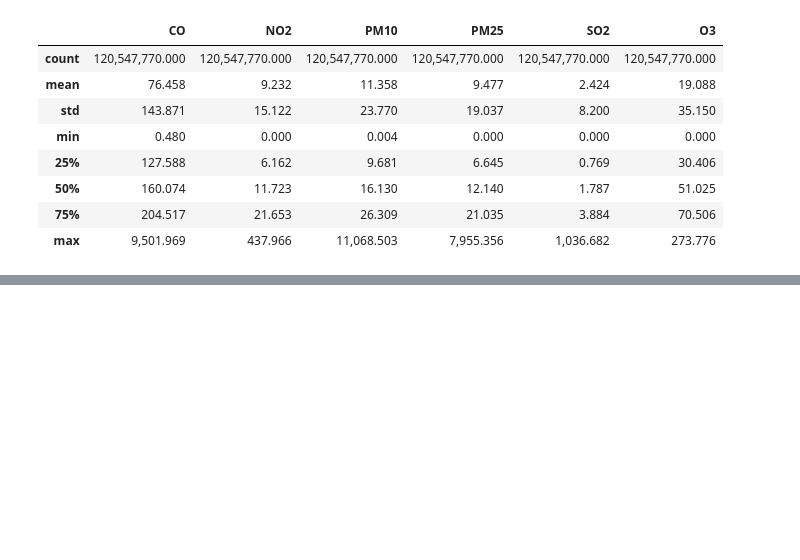
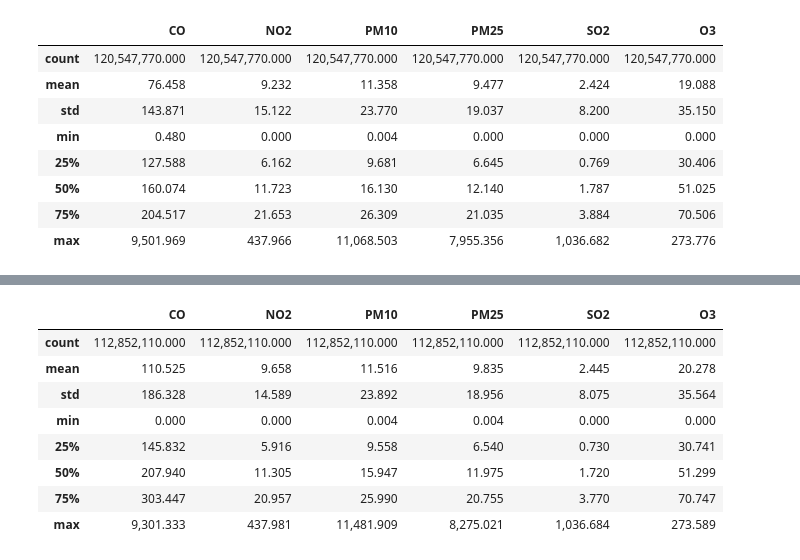
Before and after one commit to avaldebe/pynb, a Jupyter notebook: CAMS50/vra2016/collocation.ipynb, the cells around one changed output, grey strips where cells are left out. Drawn from its saved outputs; the diff is of its cells as text; code cells hidden in the pictures; blank space fills up the shorter version.

Commit message:
VRA2016 emepPMv3

```diff
--- a/CAMS50/vra2016/collocation.ipynb
+++ b/CAMS50/vra2016/collocation.ipynb
@@ -47,6 +49,7 @@ files = dict(
     emepCOv2=glob(lustre%'VRA-2016/BM_CAMS50.201801/VRA00COv2-2016Q?.nc'),
     emepPM=glob(lustre%'VRA-2016/BM_CAMS50.201801/VRA00PM-2016Q?.nc'),
     emepPMv2=glob(lustre%'VRA-2016/BM_CAMS50.201801/VRA00PMv2-2016Q?.nc'),
+    emepPMv3=glob(lustre%'VRA-2016/BM_CAMS50.201801/VRA00PMv3-2016Q?.nc'),
 )
 for k,v in files.items():
     print("%s: %3d files"%(k,len(v)))
@@ -118,9 +122,10 @@ def collocate(ds, lon=stat.lon, lat=stat.lat, dlon=1/4, dlat=1/8):
       .sel(.., tolerance=max(dlat,dlon)) raise a KeyError for points outside domain
     """
     col = ds.load().sel(lon=lon, lat=lat, method='nearest')
-    return col.where(abs(col.lon-lon)<dlon*0.5)\
-              .where(abs(col.lat-lat)<dlat*0.5)\
-              .reset_coords()
+    return col.where(
+        np.logical_and(abs(col.lon-lon)<dlon*0.5,
+                       abs(col.lat-lat)<dlat*0.5)
+    ).reset_coords()
 # %% [markdown]
 # Boundary conditions
 From CIFS reanalysis. Daily files with 3-hourly records.
@@ -390,3 +396,19 @@ Wall time: 29min 40s
 | 50% | 160.074 | 11.723 | 16.130 | 12.140 | 1.787 | 51.025 |
 | 75% | 204.517 | 21.653 | 26.309 | 21.035 | 3.884 | 70.506 |
 | max | 9,501.969 | 437.966 | 11,068.503 | 7,955.356 | 1,036.682 | 273.776 |
+# %%
+%%time
+
+processEMEP(
+    'emepPMv3',
+     drop=dropEMEP+['SURF_ug_PM25_AN','SURF_ug_PM10_AN'],
+     surf=dict(
+        SURF_ug_O3='O3',
+        SURF_ug_NO2='NO2',
+        SURF_ug_SO2='SO2',
+        SURF_ug_CO='CO',
+        SURF_ug_PM25_rh50='PM25',  # no DA
+        SURF_ug_PM10_rh50='PM10',  # with feedback
+    ),
+)
+# %% [output]
@@ -392,0 +417,9 @@ Wall time: 29min 40s
+|  | CO | NO2 | PM10 | PM25 | SO2 | O3 |
+| count | 112,852,110.000 | 112,852,110.000 | 112,852,110.000 | 112,852,110.000 | 112,852,110.000 | 112,852,110.000 |
+| mean | 110.525 | 9.658 | 11.516 | 9.835 | 2.445 | 20.278 |
+| std | 186.328 | 14.589 | 23.892 | 18.956 | 8.075 | 35.564 |
+| min | 0.000 | 0.000 | 0.004 | 0.004 | 0.000 | 0.000 |
+| 25% | 145.832 | 5.916 | 9.558 | 6.540 | 0.730 | 30.741 |
+| 50% | 207.940 | 11.305 | 15.947 | 11.975 | 1.720 | 51.299 |
+| 75% | 303.447 | 20.957 | 25.990 | 20.755 | 3.770 | 70.747 |
+| max | 9,301.333 | 437.981 | 11,481.909 | 8,275.021 | 1,036.684 | 273.589 |
```
Also changed, not shown: parts of 6 cells of this notebook, 2 other files.
